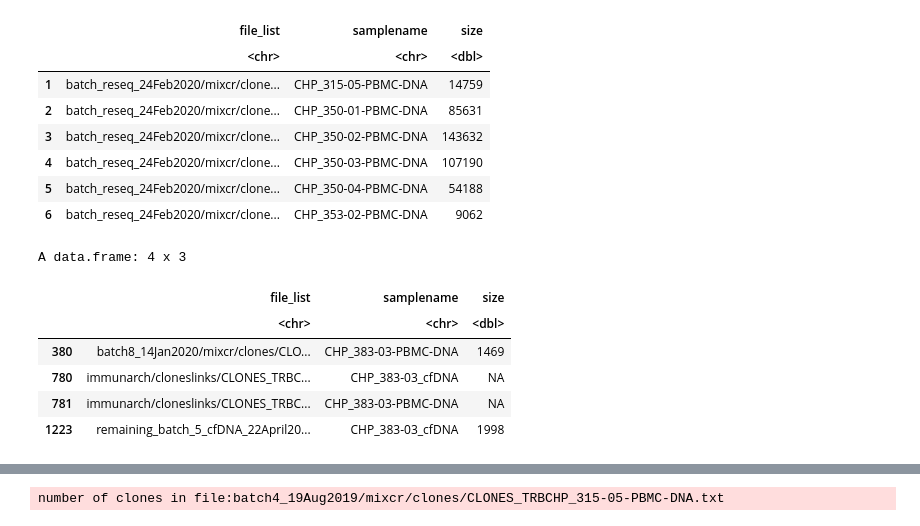
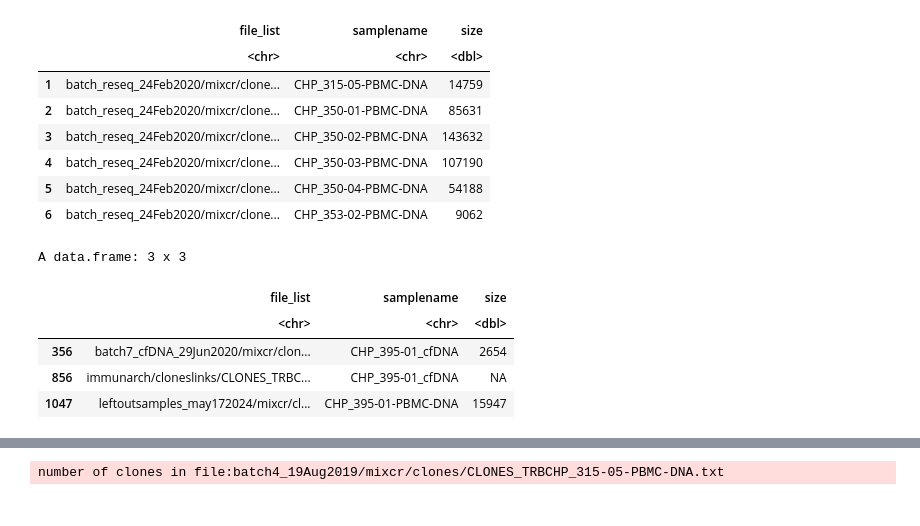
Before and after one commit to pughlab/ped_CapTCRseq, a Jupyter notebook: notebooks/02_divstats.ipynb, the cells around one changed output, grey strips where cells are left out. Cells and saved outputs as stored; diff of their text form; code cells hidden in the pictures.

```diff
--- a/notebooks/02_divstats.ipynb
+++ b/notebooks/02_divstats.ipynb
@@ -58,15 +58,14 @@ A data.frame: 6 x 3
 | 5 | batch_reseq_24Feb2020/mixcr/clone... | CHP_350-04-PBMC-DNA | 54188 |
 | 6 | batch_reseq_24Feb2020/mixcr/clone... | CHP_353-02-PBMC-DNA | 9062 |
 # %%
-file_df[ grepl("383-03", file_df$file_list),]
+file_df[ grepl("395-01", file_df$file_list),]
 # %% [output]
-A data.frame: 4 x 3
+A data.frame: 3 x 3
 |  | file_list | samplename | size |
 |  | <chr> | <chr> | <dbl> |
-| 380 | batch8_14Jan2020/mixcr/clones/CLO... | CHP_383-03-PBMC-DNA | 1469 |
-| 780 | immunarch/cloneslinks/CLONES_TRBC... | CHP_383-03_cfDNA | NA |
-| 781 | immunarch/cloneslinks/CLONES_TRBC... | CHP_383-03-PBMC-DNA | NA |
-| 1223 | remaining_batch_5_cfDNA_22April20... | CHP_383-03_cfDNA | 1998 |
+| 356 | batch7_cfDNA_29Jun2020/mixcr/clon... | CHP_395-01_cfDNA | 2654 |
+| 856 | immunarch/cloneslinks/CLONES_TRBC... | CHP_395-01_cfDNA | NA |
+| 1047 | leftoutsamples_may172024/mixcr/cl... | CHP_395-01-PBMC-DNA | 15947 |
 # %%
 # remove immunarch files
 file_df <- file_df[ !grepl("immunarch", file_df$file_list),]
```
Also changed, not shown: parts of 8 cells of this notebook, 1 other file.
